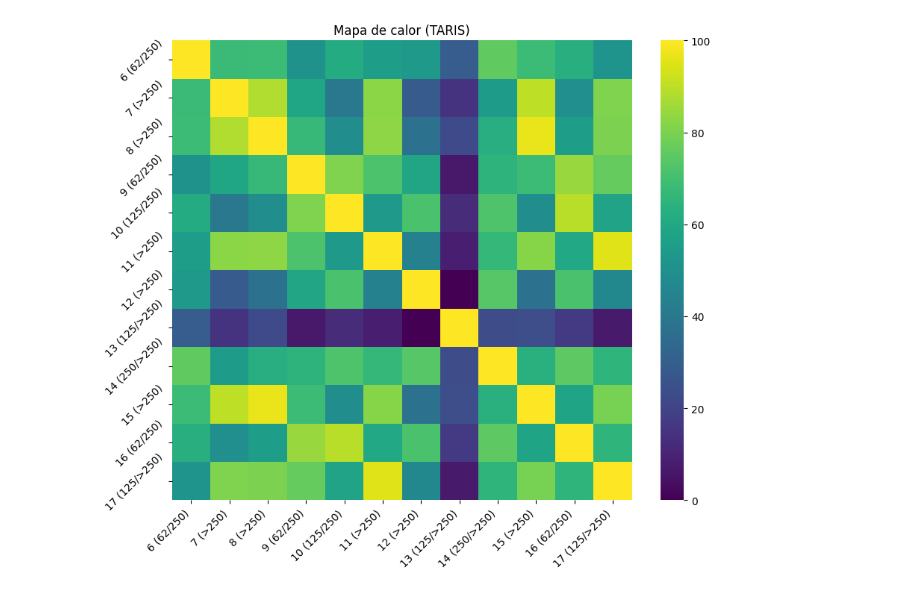
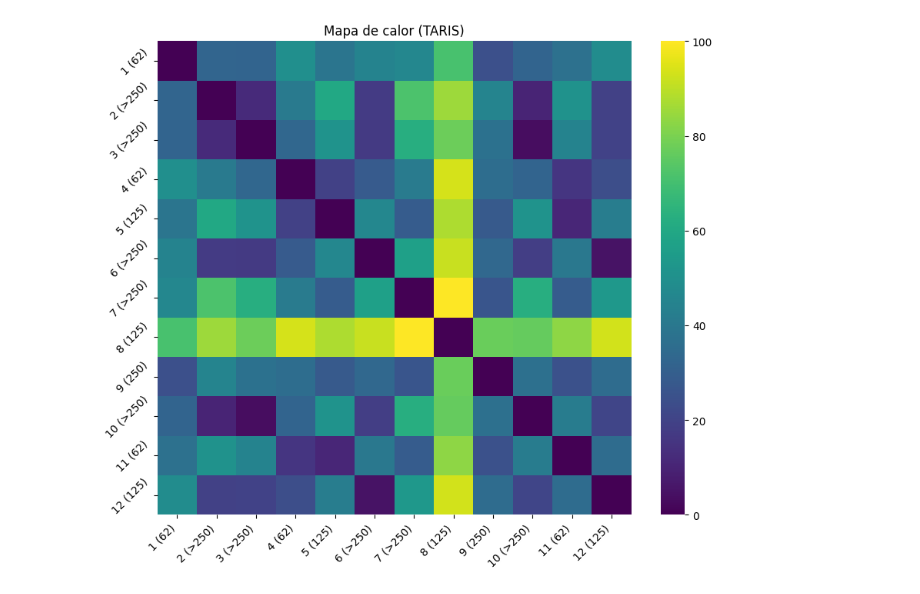
Before and after one commit to jisusP/Art-culo, a Jupyter notebook: TARIS_dendrograma.ipynb, the cells around one changed output. Cells and saved outputs as stored; diff of their text form; code cells hidden in the pictures.

```diff
--- a/TARIS_dendrograma.ipynb
+++ b/TARIS_dendrograma.ipynb
@@ -6,13 +6,14 @@ import matplotlib.pyplot as plt
 import scipy.cluster.hierarchy as shc
 import matplotlib.pyplot as plt
 
-# Lee el archivo .dat en un DataFrame
-df = pd.read_csv('/content/similarity2.csv', header=None)
+
+url = "https://raw.githubusercontent.com/jisusP/Articulo/main/similarity2.csv"
+df = pd.read_csv(url, header=None)
 
 # Preprocesa los datos si es necesario
 df = df.drop(df.columns[0], axis=1)
 matrix = df.values
-lab = ["6 (62/250)","7 (>250)","8 (>250)","9 (62/250)","10 (125/250)","11 (>250)","12 (>250)","13 (125/>250)","14 (250/>250)","15 (>250)","16 (62/250)","17 (125/>250)"]
+lab = ["1 (62)","2 (>250)","3 (>250)","4 (62)","5 (125)","6 (>250)","7 (>250)","8 (125)","9 (250)","10 (>250)","11 (62)","12 (125)"]
 
 df
 # %% [output]
@@ -30,7 +31,7 @@ df
 | 10 | 63.035863 | 49.507990 | 55.267628 | 84.613521 | 89.206058 | 60.120630 | 71.274720 | 17.156601 | 75.311976 | 58.209036 | 100.000000 | ... |
 | 11 | 51.742577 | 80.785798 | 80.270577 | 76.508484 | 58.148297 | 94.951945 | 46.568672 | 6.882531 | 65.080887 | 79.610217 | 65.168686 | ... |
 # %%
-
+matrix_d = 100 - matrix
 plt.figure(figsize=(18,5))
 plt.title("Cándida Albicans (TARIS)")
-d = shc.dendrogram(shc.linkage(matrix, method = "ward"), labels = lab)
+d = shc.dendrogram(shc.linkage(matrix_d, method = "ward"), labels = lab)
@@ -37,21 +40,21 @@ d = shc.dendrogram(shc.linkage(matrix, method = "ward"), labels = lab)
 # %%
 import seaborn as sns
 import matplotlib.pyplot as plt
 import numpy as np
 
 
 
 # Crear el heatmap sin mostrar los números
 plt.figure(figsize=(10, 8))
-sns.heatmap(matrix, annot=False, cbar=True, square=True, cmap='viridis')
+sns.heatmap(matrix_d, annot=False, cbar=True, square=True, cmap='viridis')
 plt.xticks(np.arange(len(lab)) + 0.5, lab, rotation=45, ha='right')
 plt.yticks(np.arange(len(lab)) + 0.5, lab, rotation=45, ha='right')
 # Configurar el aspecto del heatmap
 plt.title("Mapa de calor (TARIS)")
 plt.xlabel
 plt.ylabel
 
 # Mostrar el heatmap
 plt.show()
 # %% [output]
-[figure, old version]
+[figure, new version]
```
Also changed, not shown: parts of 1 cell of this notebook.
